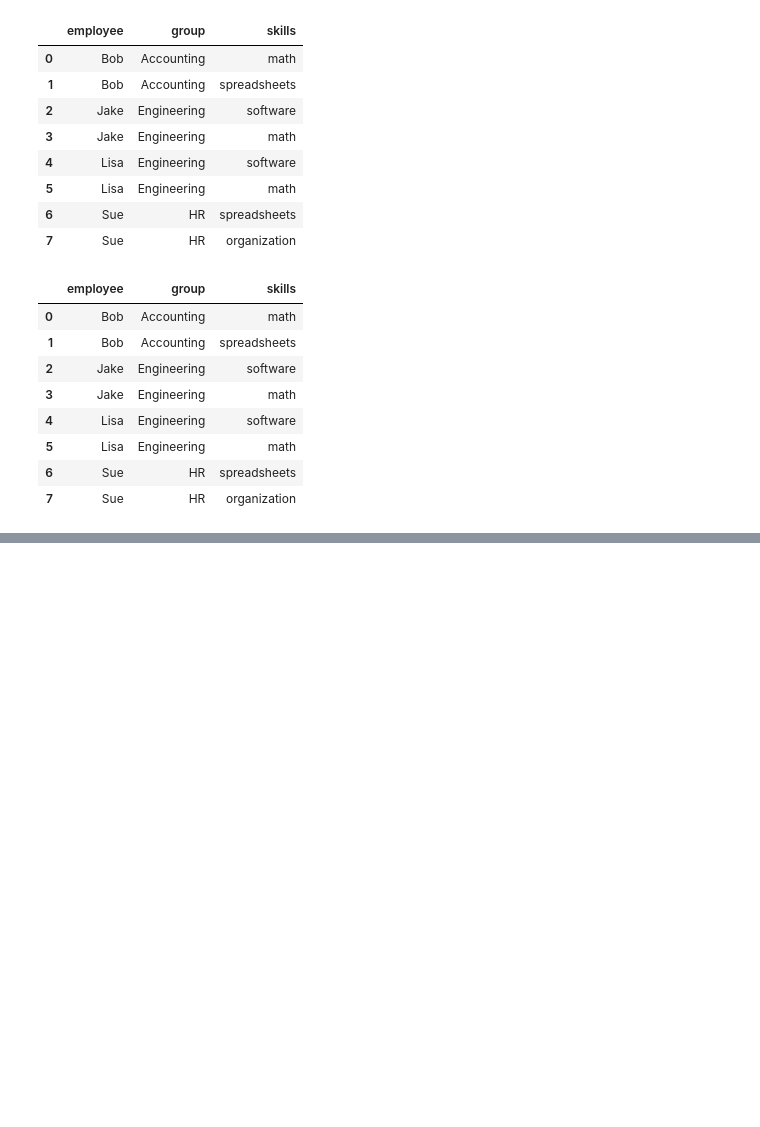
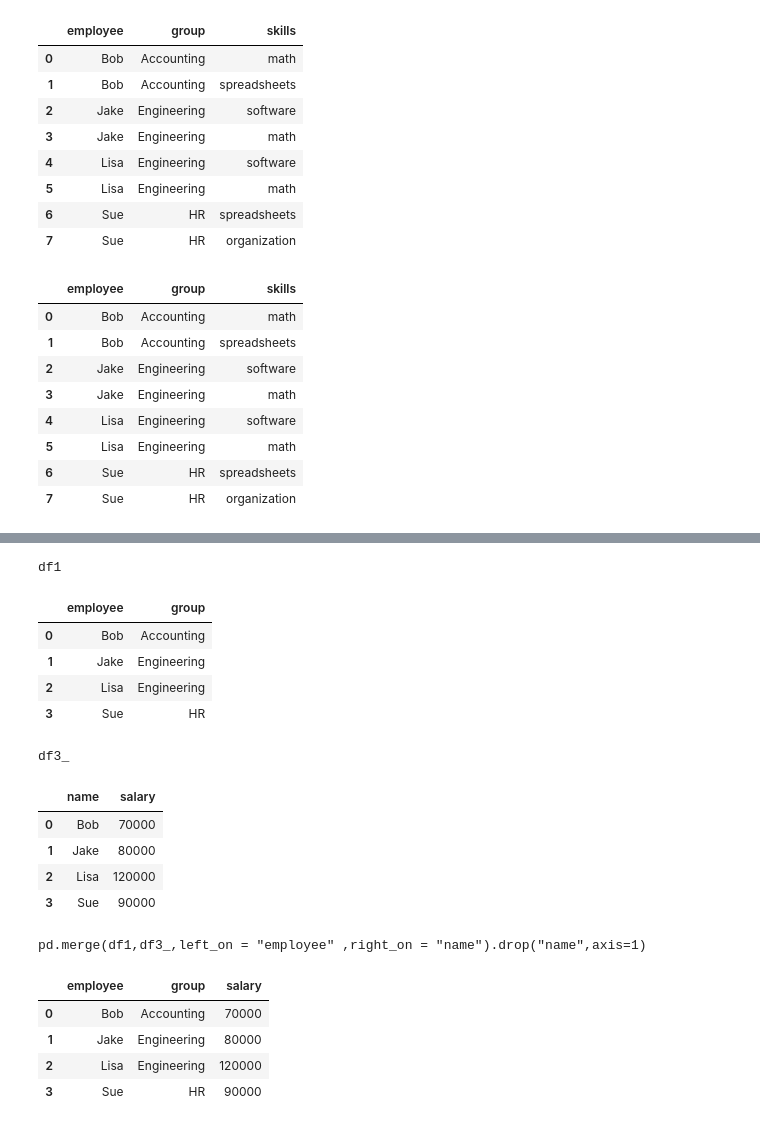
Before and after one commit to Venux09/Data_science_handbook_study, a Jupyter notebook: pandas-data_science_handbook/pandas_9.ipynb, the cells around one changed output, grey strips where cells are left out. Drawn from its saved outputs; the diff is of its cells as text; code cells hidden in the pictures; blank space fills up the shorter version.

```diff
--- a/pandas-data_science_handbook/pandas_9.ipynb
+++ b/pandas-data_science_handbook/pandas_9.ipynb
@@ -146,0 +186,21 @@ pd.merge(df1,df5, on='group')
+# %%
+display('df1','df3_','pd.merge(df1,df3_,left_on = "employee" ,right_on = "name").drop("name",axis=1)')#so here we are just join on basis of common traits we are finding in the data
+# %% [output]
+df1
+|  | employee | group |
+| 0 | Bob | Accounting |
+| 1 | Jake | Engineering |
+| 2 | Lisa | Engineering |
+| 3 | Sue | HR |
+df3_
+|  | name | salary |
+| 0 | Bob | 70000 |
+| 1 | Jake | 80000 |
+| 2 | Lisa | 120000 |
+| 3 | Sue | 90000 |
+pd.merge(df1,df3_,left_on = "employee" ,right_on = "name").drop("name",axis=1)
+|  | employee | group | salary |
+| 0 | Bob | Accounting | 70000 |
+| 1 | Jake | Engineering | 80000 |
+| 2 | Lisa | Engineering | 120000 |
+| 3 | Sue | HR | 90000 |
```
Also changed, not shown: parts of 8 cells of this notebook.
